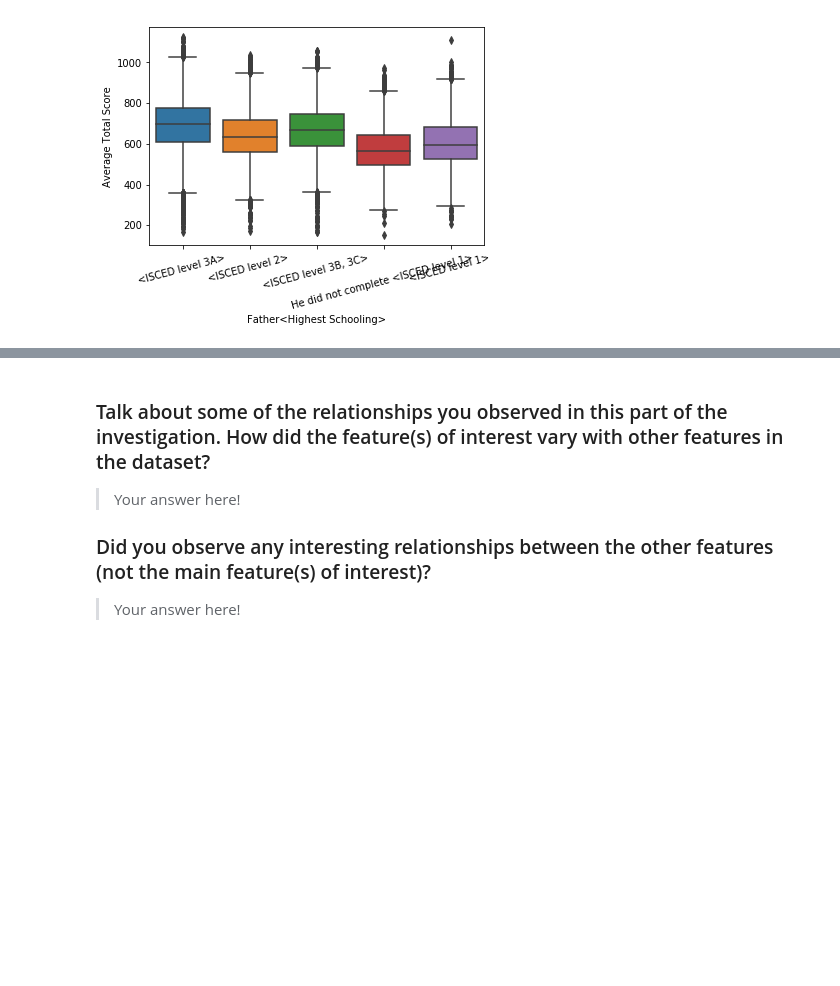
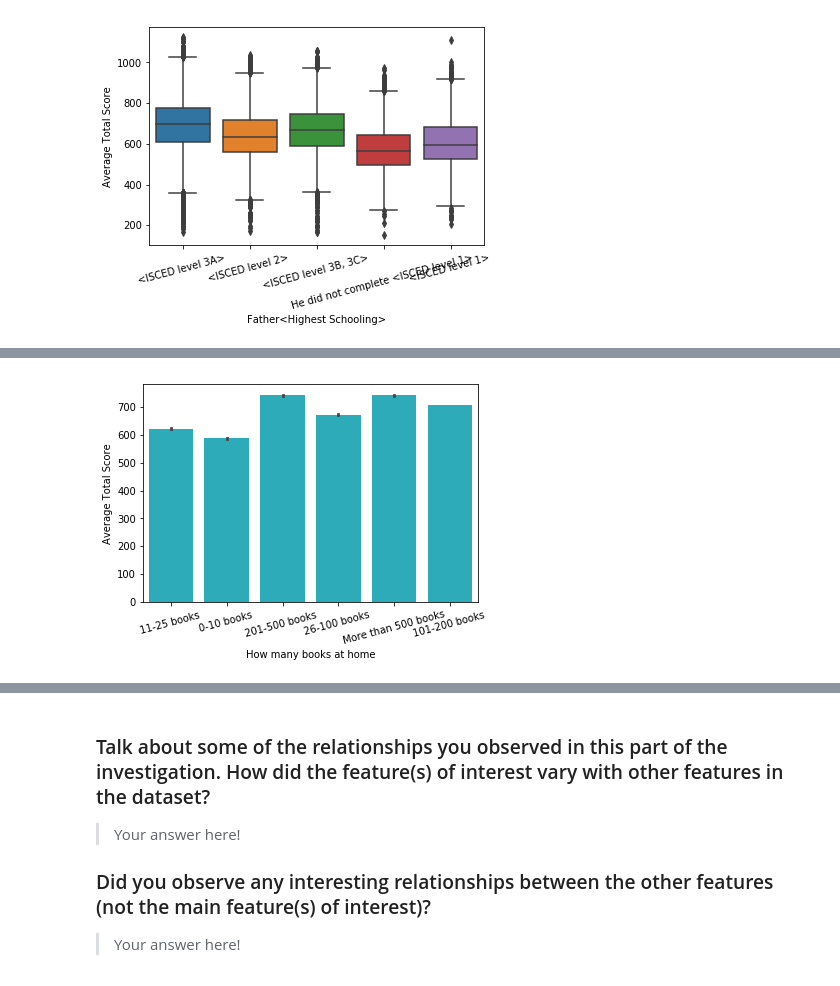
Before and after one commit to Dyke-F/Pisa-Data-Analysis, a Jupyter notebook: pisa_exploration.ipynb, the cells around one changed output, grey strips where cells are left out. Saved outputs shown, nothing was run; the diff lists cells and outputs as text; code cells hidden in the pictures; blank space fills up the shorter version.

```diff
--- a/pisa_exploration.ipynb
+++ b/pisa_exploration.ipynb
@@ -400,0 +417,9 @@ plt.xticks(rotation = 15);
+# %%
+base_color = sb.color_palette()[9]
+sb.barplot(data = pisa,
+              x = 'How many books at home',
+              y = 'Average Total Score',
+              color = base_color);
+plt.xticks(rotation = 15);
+# %% [output]
+[figure, added]
```
Also changed, not shown: parts of 8 cells of this notebook.
